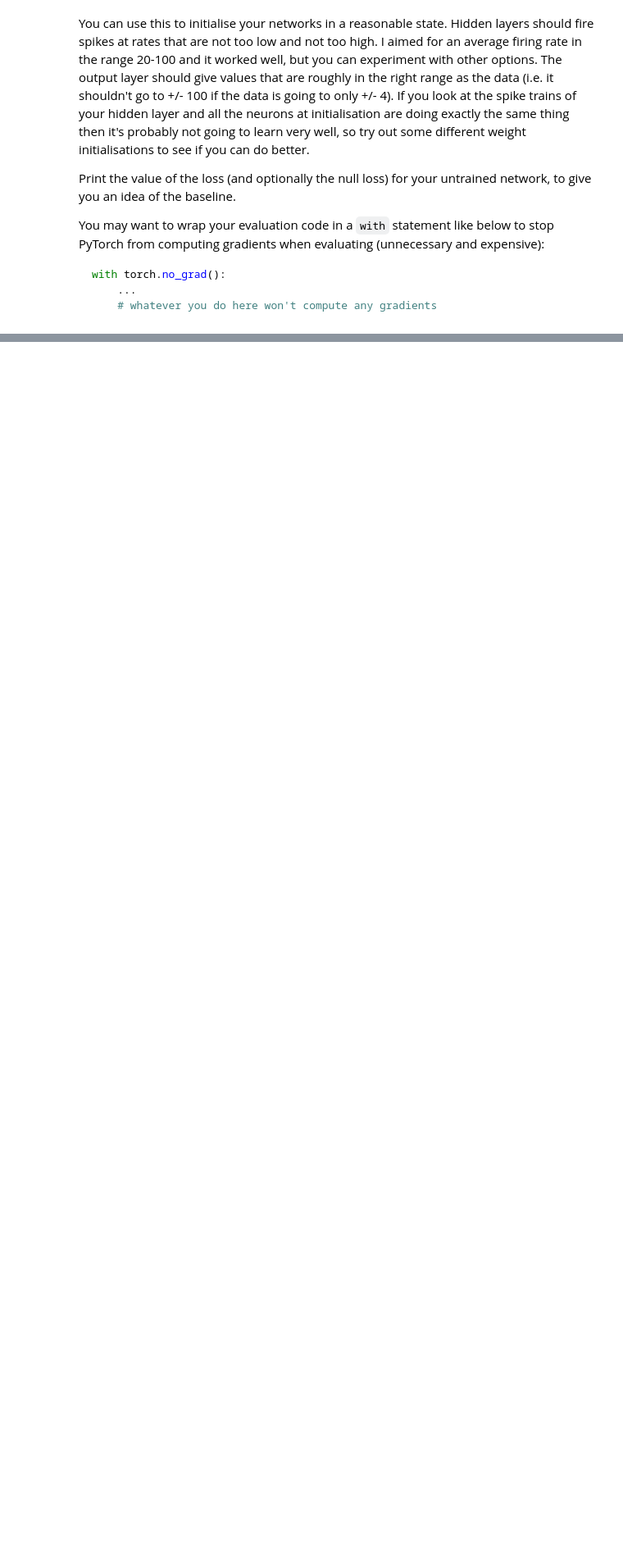
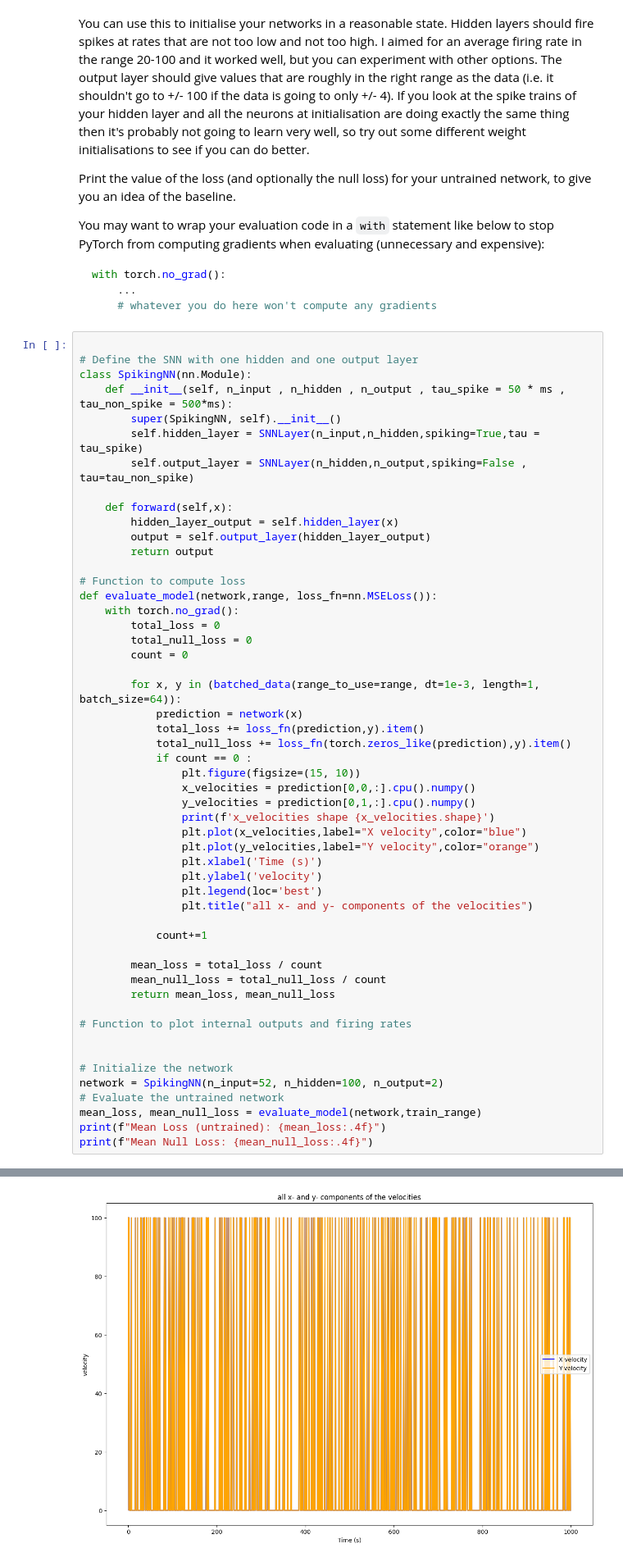
Before and after one commit to elkouny/ml_cw_2, a Jupyter notebook: cw2-decoding.ipynb, the cells around one changed output, grey strips where cells are left out. Shown at 82% size. Saved outputs shown, nothing was run; the diff lists cells and outputs as text; blank space fills up the shorter version.

````diff
--- a/cw2-decoding.ipynb
+++ b/cw2-decoding.ipynb
@@ -487,3 +554,56 @@ with torch.no_grad():
     ...
     # whatever you do here won't compute any gradients
 ```
+# %%
+
+# Define the SNN with one hidden and one output layer
+class SpikingNN(nn.Module):
+    def __init__(self, n_input , n_hidden , n_output , tau_spike = 50 * ms , tau_non_spike = 500*ms):
+        super(SpikingNN, self).__init__()
+        self.hidden_layer = SNNLayer(n_input,n_hidden,spiking=True,tau = tau_spike)
+        self.output_layer = SNNLayer(n_hidden,n_output,spiking=False , tau=tau_non_spike)
+
+    def forward(self,x):
+        hidden_layer_output = self.hidden_layer(x)
+        output = self.output_layer(hidden_layer_output)
+        return output
+
+# Function to compute loss
+def evaluate_model(network,range, loss_fn=nn.MSELoss()):
+    with torch.no_grad():
+        total_loss = 0
+        total_null_loss = 0
+        count = 0
+
+        for x, y in (batched_data(range_to_use=range, dt=1e-3, length=1, batch_size=64)):
+            prediction = network(x)
+            total_loss += loss_fn(prediction,y).item()
+            total_null_loss += loss_fn(torch.zeros_like(prediction),y).item()
+            if count == 0 :
+                plt.figure(figsize=(15, 10))
+                x_velocities = prediction[0,0,:].cpu().numpy()
+                y_velocities = prediction[0,1,:].cpu().numpy()
+                print(f'x_velocities shape {x_velocities.shape}')
+                plt.plot(x_velocities,label="X velocity",color="blue")
+                plt.plot(y_velocities,label="Y velocity",color="orange")
+                plt.xlabel('Time (s)')
+                plt.ylabel('velocity')
+                plt.legend(loc='best')
+                plt.title("all x- and y- components of the velocities")
+
+            count+=1
+
+        mean_loss = total_loss / count
+        mean_null_loss = total_null_loss / count
+        return mean_loss, mean_null_loss
+
+# Function to plot internal outputs and firing rates
+
+
+# Initialize the network
+network = SpikingNN(n_input=52, n_hidden=100, n_output=2)
+# Evaluate the untrained network
+mean_loss, mean_null_loss = evaluate_model(network,train_range)
+print(f"Mean Loss (untrained): {mean_loss:.4f}")
+print(f"Mean Null Loss: {mean_null_loss:.4f}")
+# %% [output]
@@ -490,3 +613,4 @@ with torch.no_grad():
+[figure, added]
 # %% [markdown]
 ## Task 5: Training
 
````
Also changed, not shown: parts of 5 cells of this notebook.
